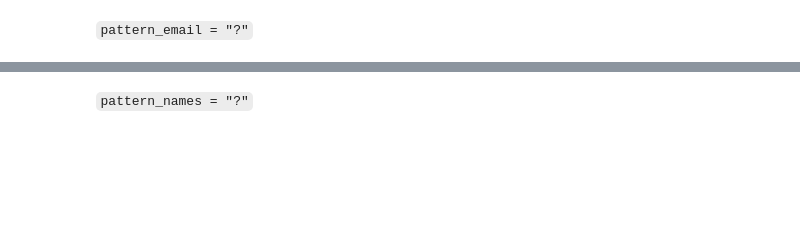
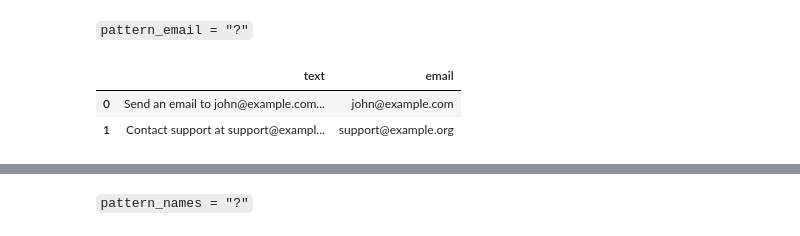
Before and after one commit to Ironhack-data-bcn-january-2024/lectures, a Jupyter notebook: week-2/1.3. Regex/2. Regex in pandas - friday.ipynb, the cells around one changed output, grey strips where cells are left out. Drawn from its saved outputs; the diff is of its cells as text; code cells hidden in the pictures; blank space fills up the shorter version.

```diff
--- a/week-2/1.3. Regex/2. Regex in pandas - friday.ipynb
+++ b/week-2/1.3. Regex/2. Regex in pandas - friday.ipynb
@@ -40,2 +97,12 @@ df
 # %% [markdown]
 `pattern_email = "?"`
+# %%
+pattern_email = "(\w+@\w+\.\w{2,3})"
+# %%
+df["email"] = df["text"].str.extract(pattern_email)
+# %%
+df
+# %% [output]
+|  | text | email |
+| 0 | Send an email to john@example.com... | john@example.com |
+| 1 | Contact support at support@exampl... | support@example.org |
```
Also changed, not shown: parts of 23 cells of this notebook.
